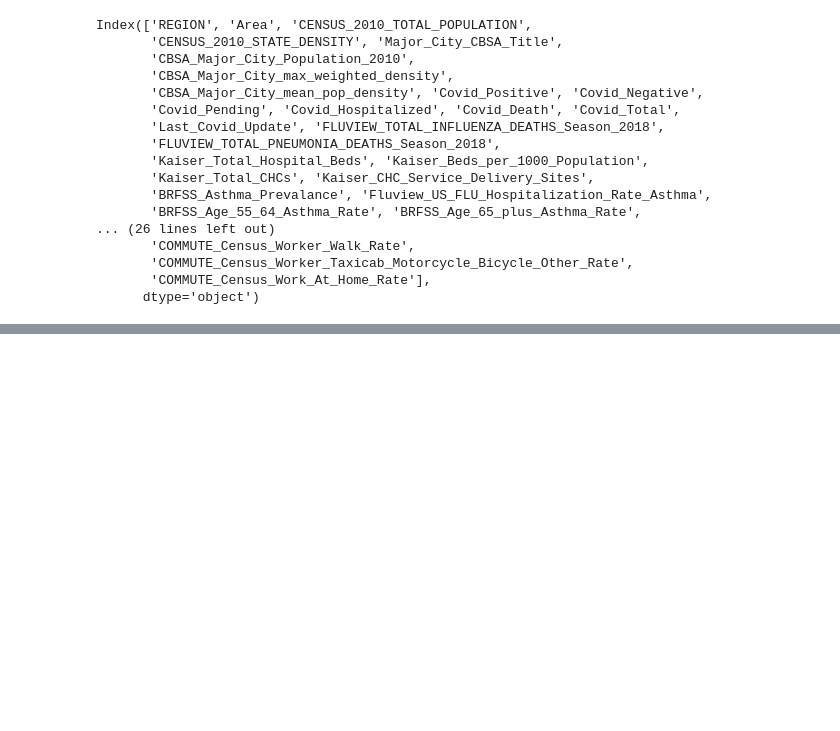
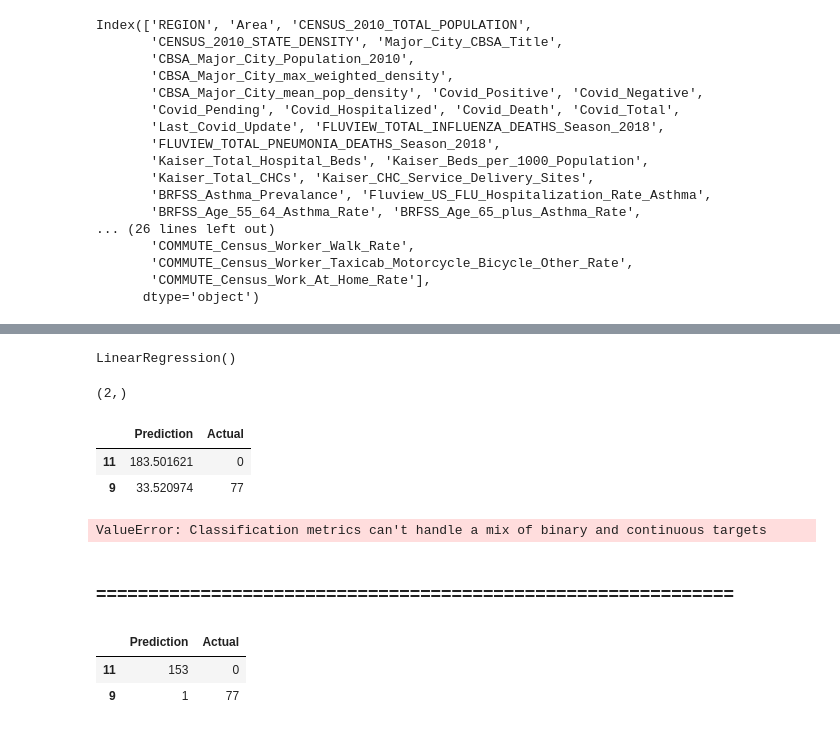
Before and after one commit to rvroomiii/group_hub, a Jupyter notebook: abraham_starter_code/COVID_project.ipynb, the cells around one changed output, grey strips where cells are left out. Saved outputs shown, nothing was run; the diff lists cells and outputs as text; code cells hidden in the pictures; blank space fills up the shorter version.

Commit message:
Added a model

```diff
--- a/abraham_starter_code/COVID_project.ipynb
+++ b/abraham_starter_code/COVID_project.ipynb
@@ -137 +121,5 @@ y
 Name: Covid_Death, dtype: int64
+# %%
+# creating train and test sets
+X_train, X_test, y_train, y_test = train_test_split(
+    X, y, test_size=0.3, random_state=1)
@@ -137,0 +138,27 @@ Name: Covid_Death, dtype: int64
+# %%
+# Create a model with scikit-learn
+model = LinearRegression()
+# %%
+# fitting the model
+model.fit(X_train,y_train)
+# %% [output]
+LinearRegression()
+# %%
+y_pred = model.predict(X_test)
+print(y_pred.shape)
+# %% [output]
+(2,)
+# %%
+results = pd.DataFrame({"Prediction": y_pred, "Actual": y_test})
+results.head(5)
+# %% [output]
+|  | Prediction | Actual |
+| 11 | 183.501621 | 0 |
+| 9 | 33.520974 | 77 |
+# %%
+from sklearn.metrics import accuracy_score
+accuracy_score(y_test,y_pred)
+# %% [output]
+ValueError: Classification metrics can't handle a mix of binary and continuous targets
+# %% [markdown]
+### =============================================================
@@ -137,0 +167,18 @@ Name: Covid_Death, dtype: int64
+# %%
+# Choose a learning rate and create classifier
+classifier = GradientBoostingClassifier(n_estimators=20,
+                                        learning_rate=0.5,
+                                        max_features=8,
+                                        max_depth=2,
+                                        random_state=1)
+
+# Fit the model
+classifier.fit(X_train_scaled, y_train)
+
+# Make Prediction
+predictions = classifier.predict(X_test_scaled)
+pd.DataFrame({"Prediction": predictions, "Actual": y_test}).head(10)
+# %% [output]
+|  | Prediction | Actual |
+| 11 | 153 | 0 |
+| 9 | 1 | 77 |
```
Also changed, not shown: parts of 16 cells of this notebook.
